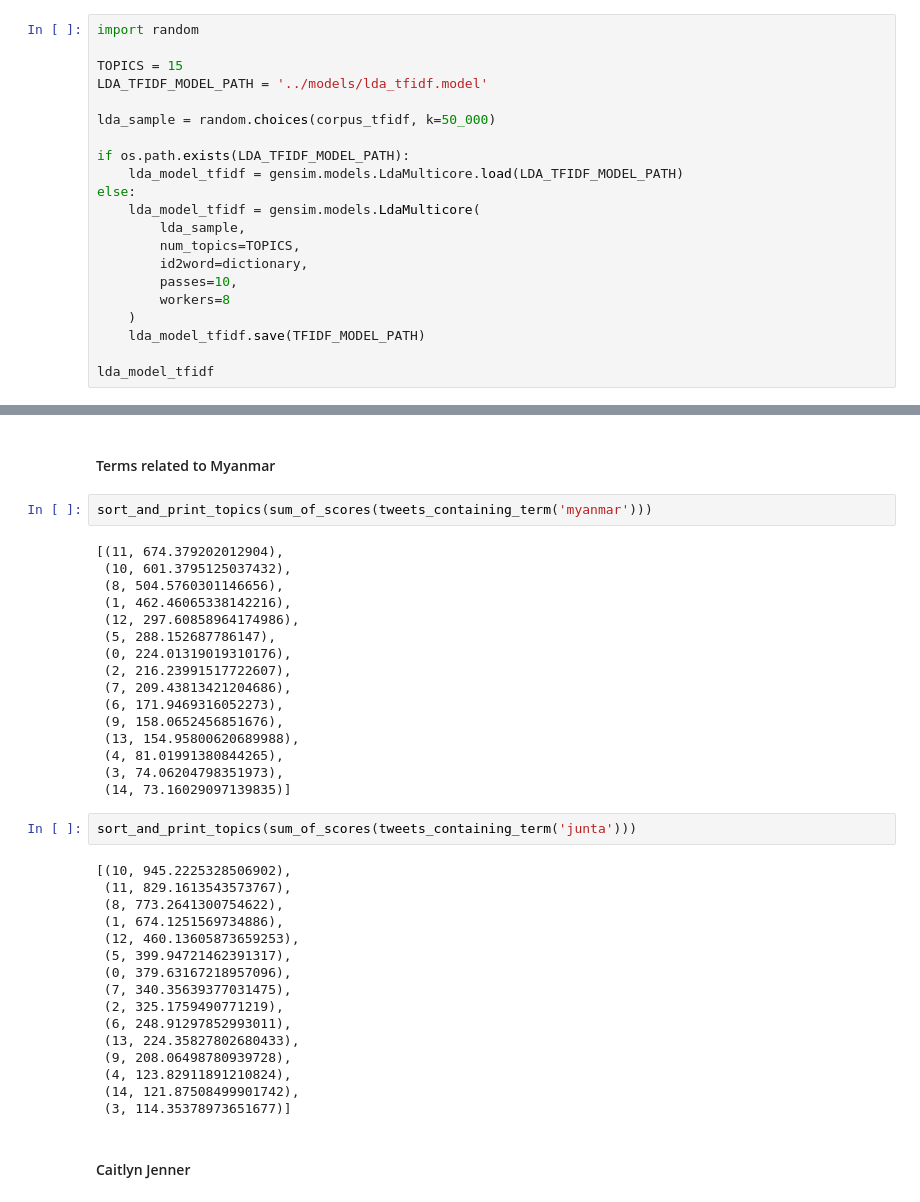
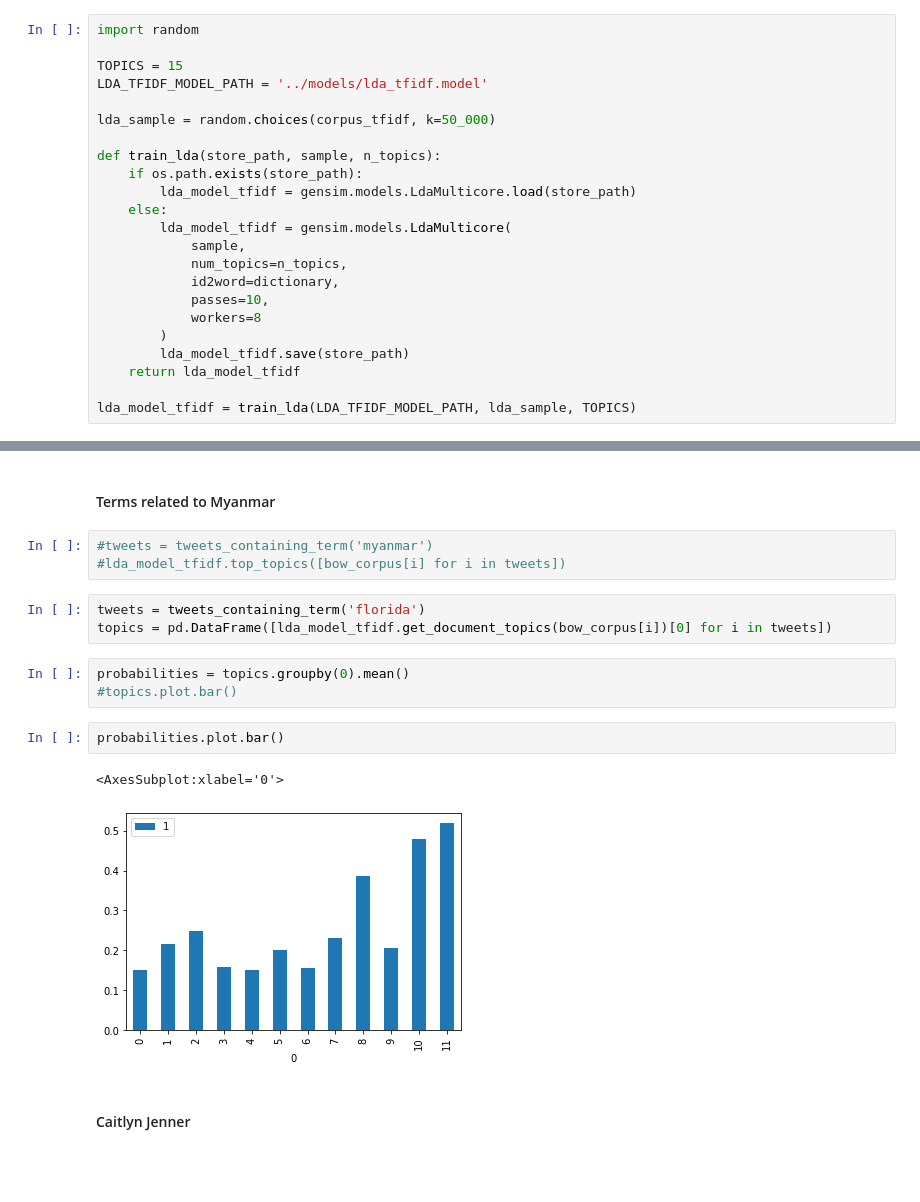
Before and after one commit to astralbijection/trans-data-analysis, a Jupyter notebook: notebooks/trans_eda.ipynb, the cells around one changed output, grey strips where cells are left out. Cells and saved outputs as stored; diff of their text form; blank space fills up the shorter version.

```diff
--- a/notebooks/trans_eda.ipynb
+++ b/notebooks/trans_eda.ipynb
@@ -160,16 +142,18 @@ LDA_TFIDF_MODEL_PATH = '../models/lda_tfidf.model'
 
 lda_sample = random.choices(corpus_tfidf, k=50_000)
 
-if os.path.exists(LDA_TFIDF_MODEL_PATH):
-    lda_model_tfidf = gensim.models.LdaMulticore.load(LDA_TFIDF_MODEL_PATH)
-else:
-    lda_model_tfidf = gensim.models.LdaMulticore(
-        lda_sample,
-        num_topics=TOPICS,
-        id2word=dictionary,
-        passes=10,
-        workers=8
-    )
-    lda_model_tfidf.save(TFIDF_MODEL_PATH)
+def train_lda(store_path, sample, n_topics):
+    if os.path.exists(store_path):
+        lda_model_tfidf = gensim.models.LdaMulticore.load(store_path)
+    else:
+        lda_model_tfidf = gensim.models.LdaMulticore(
+            sample,
+            num_topics=n_topics,
+            id2word=dictionary,
+            passes=10,
+            workers=8
+        )
+        lda_model_tfidf.save(store_path)
+    return lda_model_tfidf
 
-lda_model_tfidf
+lda_model_tfidf = train_lda(LDA_TFIDF_MODEL_PATH, lda_sample, TOPICS)
@@ -283,41 +241,19 @@ sort_and_print_topics(sum_of_scores(tweets_containing_term('sport')))
 # %% [markdown]
 #### Terms related to Myanmar
-# %%
-sort_and_print_topics(sum_of_scores(tweets_containing_term('myanmar')))
-# %% [output]
-[(11, 674.379202012904),
- (10, 601.3795125037432),
- (8, 504.5760301146656),
- (1, 462.46065338142216),
- (12, 297.60858964174986),
- (5, 288.152687786147),
- (0, 224.01319019310176),
- (2, 216.23991517722607),
- (7, 209.43813421204686),
- (6, 171.9469316052273),
- (9, 158.0652456851676),
- (13, 154.95800620689988),
- (4, 81.01991380844265),
- (3, 74.06204798351973),
- (14, 73.16029097139835)]
-# %%
-sort_and_print_topics(sum_of_scores(tweets_containing_term('junta')))
-# %% [output]
-[(10, 945.2225328506902),
- (11, 829.1613543573767),
- (8, 773.2641300754622),
- (1, 674.1251569734886),
- (12, 460.13605873659253),
- (5, 399.94721462391317),
- (0, 379.63167218957096),
- (7, 340.35639377031475),
- (2, 325.1759490771219),
- (6, 248.91297852993011),
- (13, 224.35827802680433),
- (9, 208.06498780939728),
- (4, 123.82911891210824),
- (14, 121.87508499901742),
- (3, 114.35378973651677)]
+# %%
+#tweets = tweets_containing_term('myanmar')
+#lda_model_tfidf.top_topics([bow_corpus[i] for i in tweets])
+# %%
+tweets = tweets_containing_term('florida')
+topics = pd.DataFrame([lda_model_tfidf.get_document_topics(bow_corpus[i])[0] for i in tweets])
+# %%
+probabilities = topics.groupby(0).mean()
+#topics.plot.bar()
+# %%
+probabilities.plot.bar()
+# %% [output]
+<AxesSubplot:xlabel='0'>
+[figure, added]
 # %% [markdown]
 #### Caitlyn Jenner
 # %%
```
Also changed, not shown: parts of 24 cells of this notebook, 1 other file.
